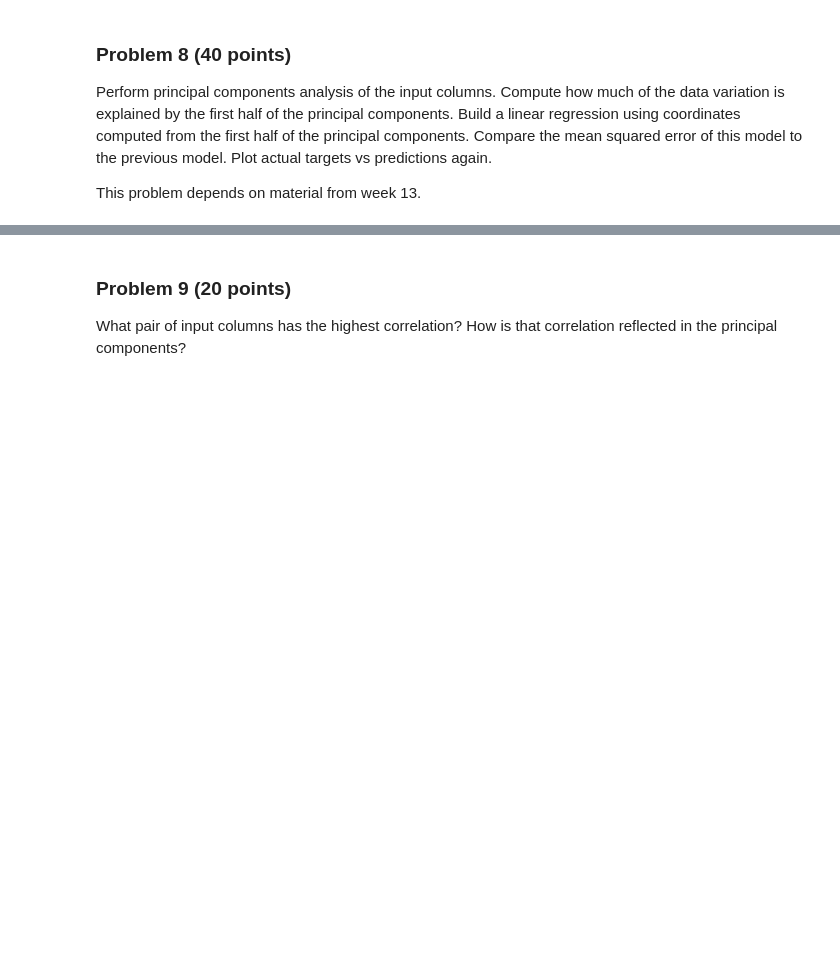
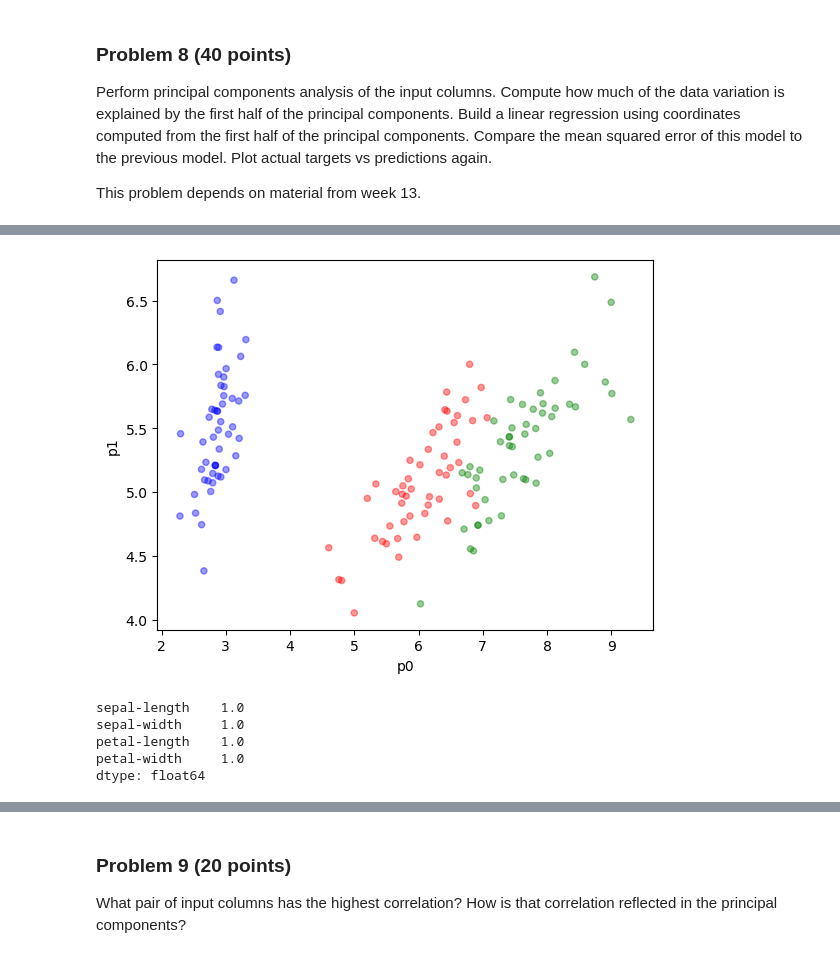
Before and after one commit to calebhadley1/dx601-final-project, a Jupyter notebook: project.ipynb, the cells around one changed output, grey strips where cells are left out. Cells and saved outputs as stored; diff of their text form; code cells hidden in the pictures; blank space fills up the shorter version.

```diff
--- a/project.ipynb
+++ b/project.ipynb
@@ -298,0 +315,3 @@ YOUR ANSWERS HERE
+# %%
+df_projected = df[X.columns] @ pca_df.iloc[:2].T
+df_projected
@@ -298,0 +332,22 @@ YOUR ANSWERS HERE
+# %%
+color_map = {
+    0: "blue",
+    1: "red",
+    2: "green",
+}
+# %%
+df_projected.plot.scatter(0, 1, alpha=.4, color=df['target'].map(color_map))
+plt.xlabel("p0")
+plt.ylabel("p1")
+None
+# %% [output]
+[figure, added]
+# %%
+df_normalized = df[X.columns] / df[X.columns].std()
+df_normalized.std()
+# %% [output]
+sepal-length    1.0
+sepal-width     1.0
+petal-length    1.0
+petal-width     1.0
+dtype: float64
```
Also changed, not shown: parts of 31 cells of this notebook.
